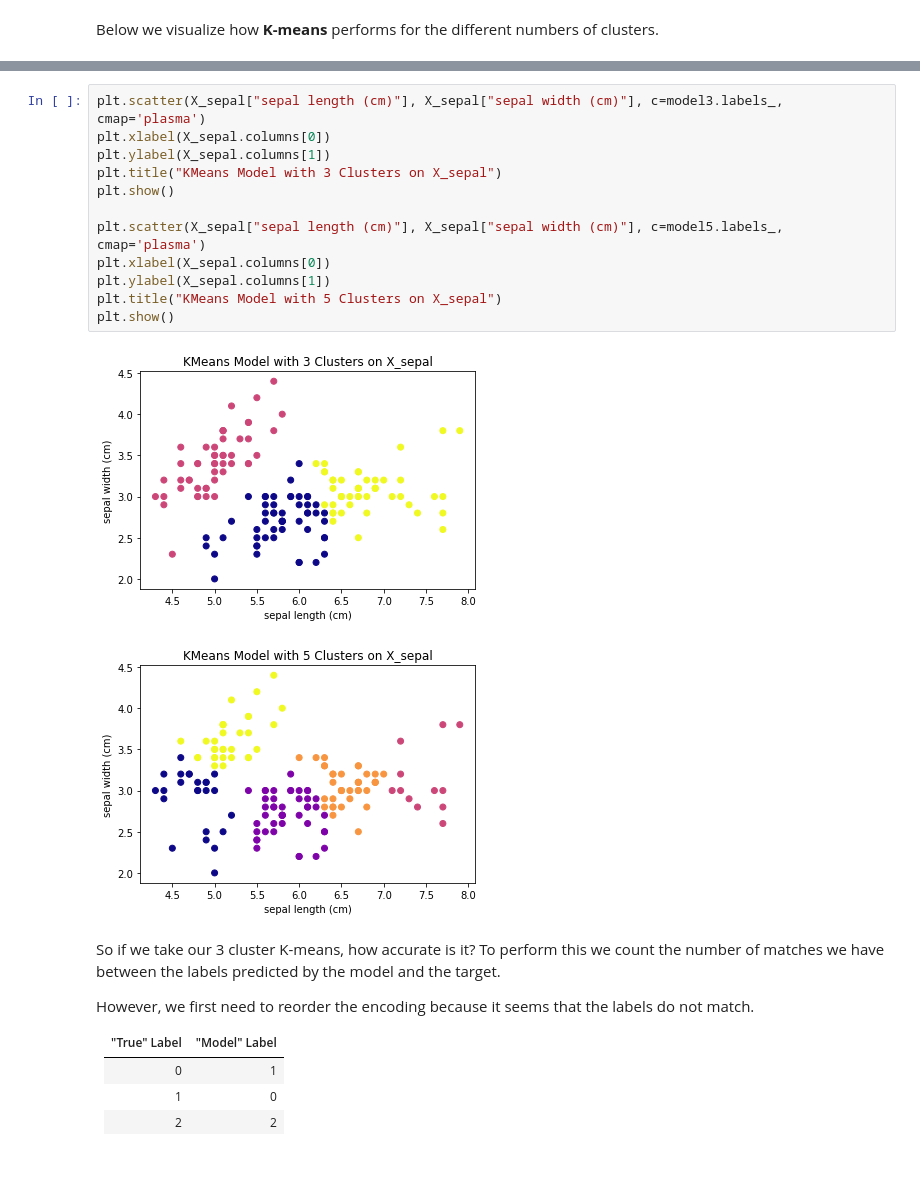
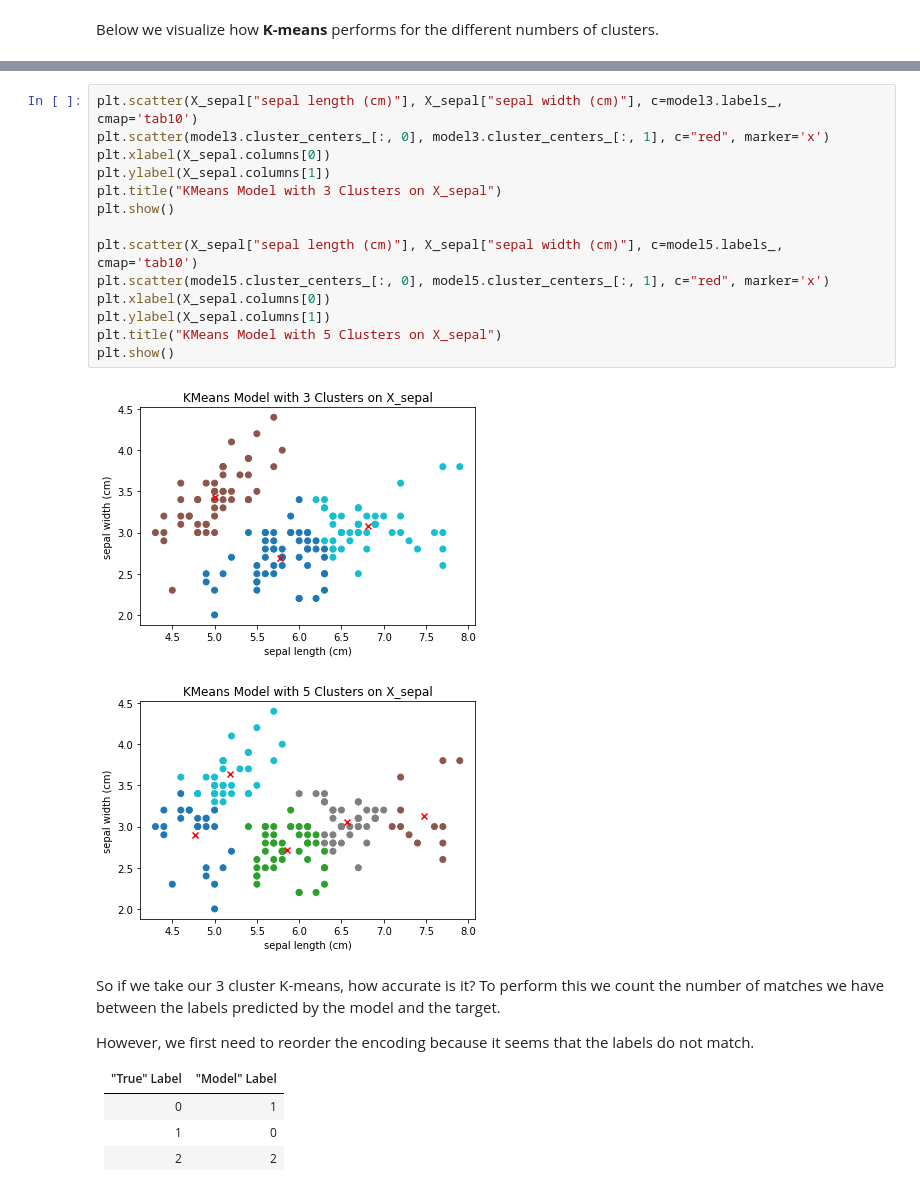
Before and after one commit to michalis0/Business-Intelligence-and-Analytics, a Jupyter notebook: 5 - Clustering/Walkthrough/W5_Walkthrough_Clustering.ipynb, the cells around one changed output, grey strips where cells are left out. Drawn from its saved outputs; the diff is of its cells as text.

Commit message:
add distance metric and cluster centers

```diff
--- a/5 - Clustering/Walkthrough/W5_Walkthrough_Clustering.ipynb
+++ b/5 - Clustering/Walkthrough/W5_Walkthrough_Clustering.ipynb
@@ -169,18 +176,20 @@ Below we visualize how **K-means** performs for the different numbers of cluster
 # %%
-plt.scatter(X_sepal["sepal length (cm)"], X_sepal["sepal width (cm)"], c=model3.labels_, cmap='plasma')
+plt.scatter(X_sepal["sepal length (cm)"], X_sepal["sepal width (cm)"], c=model3.labels_, cmap='tab10')
+plt.scatter(model3.cluster_centers_[:, 0], model3.cluster_centers_[:, 1], c="red", marker='x')
 plt.xlabel(X_sepal.columns[0])
 plt.ylabel(X_sepal.columns[1])
 plt.title("KMeans Model with 3 Clusters on X_sepal")
 plt.show()
 
-plt.scatter(X_sepal["sepal length (cm)"], X_sepal["sepal width (cm)"], c=model5.labels_, cmap='plasma')
+plt.scatter(X_sepal["sepal length (cm)"], X_sepal["sepal width (cm)"], c=model5.labels_, cmap='tab10')
+plt.scatter(model5.cluster_centers_[:, 0], model5.cluster_centers_[:, 1], c="red", marker='x')
 plt.xlabel(X_sepal.columns[0])
 plt.ylabel(X_sepal.columns[1])
 plt.title("KMeans Model with 5 Clusters on X_sepal")
 plt.show()
 # %% [output]
-[figure, old version]
+[figure, new version]
-[figure, old version]
+[figure, new version]
 # %% [markdown]
 So if we take our 3 cluster K-means, how accurate is it? To perform this we count the number of matches we have between the labels predicted by the model and the target.
 
```
Also changed, not shown: parts of 15 cells of this notebook.
